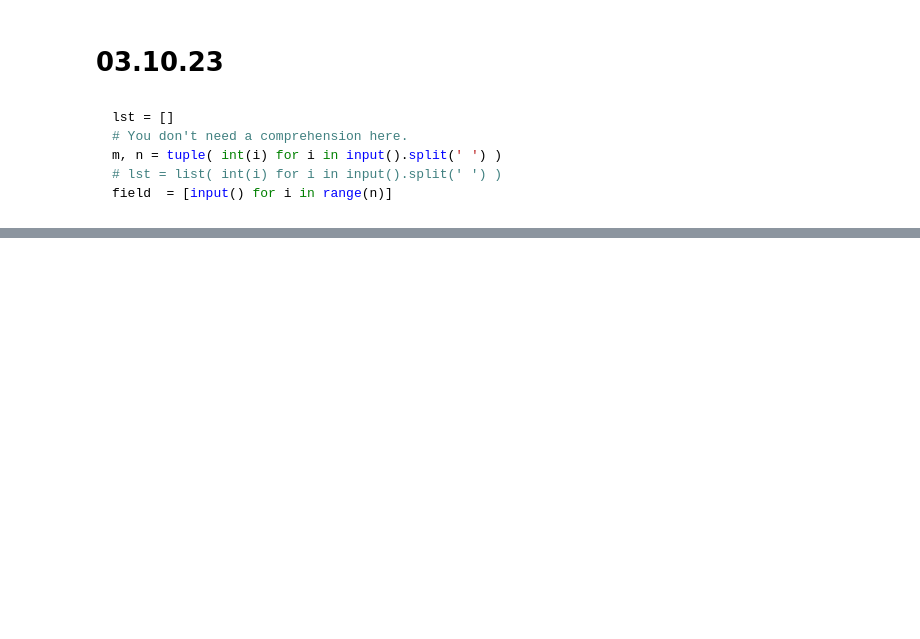
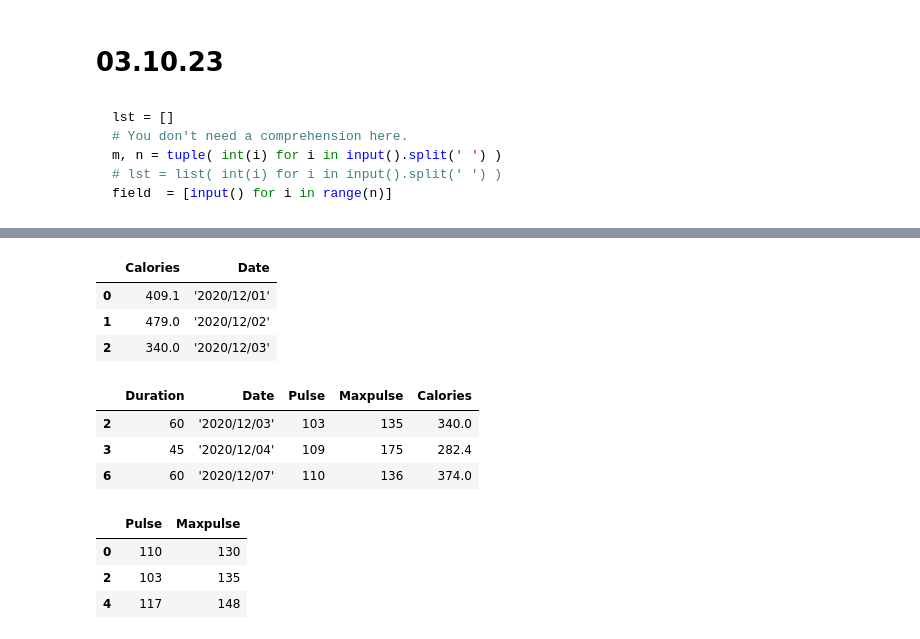
Before and after one commit to alxlnx/python, a Jupyter notebook: Notes/Classes.ipynb, the cells around one changed output, grey strips where cells are left out. Drawn from its saved outputs; the diff is of its cells as text; code cells hidden in the pictures; blank space fills up the shorter version.

```diff
--- a/Notes/Classes.ipynb
+++ b/Notes/Classes.ipynb
@@ -413,0 +567,23 @@ field  = [input() for i in range(n)]
+# %%
+df.head(3)
+
+df[['Calories','Date']].head(3)
+# %% [output]
+|  | Calories | Date |
+| 0 | 409.1 | '2020/12/01' |
+| 1 | 479.0 | '2020/12/02' |
+| 2 | 340.0 | '2020/12/03' |
+# %%
+df.iloc[[2, 3, 6]]
+# %% [output]
+|  | Duration | Date | Pulse | Maxpulse | Calories |
+| 2 | 60 | '2020/12/03' | 103 | 135 | 340.0 |
+| 3 | 45 | '2020/12/04' | 109 | 175 | 282.4 |
+| 6 | 60 | '2020/12/07' | 110 | 136 | 374.0 |
+# %%
+df.loc[0:5:2, ['Pulse', 'Maxpulse']]
+# %% [output]
+|  | Pulse | Maxpulse |
+| 0 | 110 | 130 |
+| 2 | 103 | 135 |
+| 4 | 117 | 148 |
```
Also changed, not shown: parts of 34 cells of this notebook, 1 other file.
